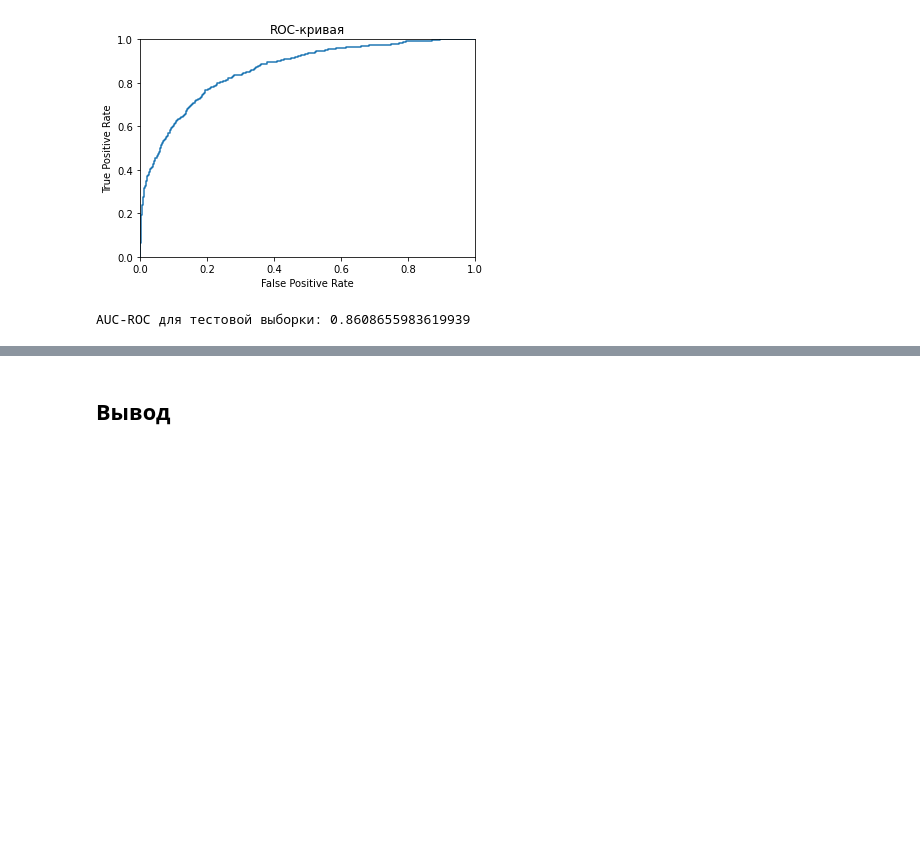
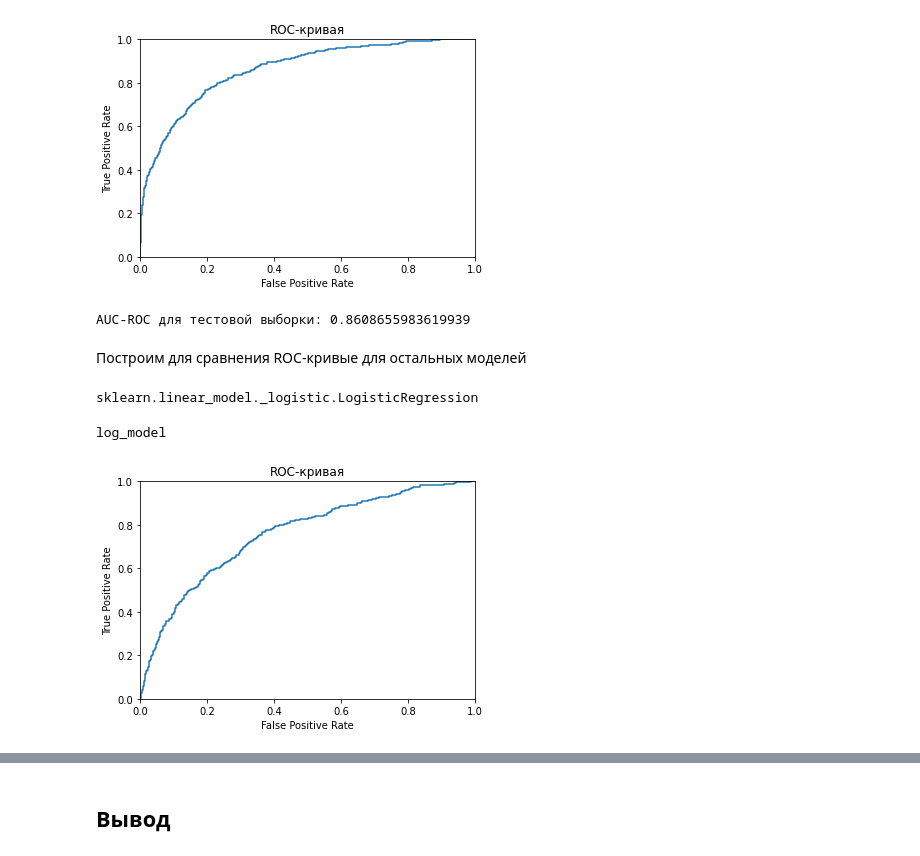
Before and after one commit to ezhik2310/use_git_firstly, a Jupyter notebook: project_swt.ipynb, the cells around one changed output, grey strips where cells are left out. Saved outputs shown, nothing was run; the diff lists cells and outputs as text; code cells hidden in the pictures; blank space fills up the shorter version.

Commit message:
Добавлены для сравнения ROC-кривые остальных моделей

```diff
--- a/project_swt.ipynb
+++ b/project_swt.ipynb
@@ -646,3 +646,27 @@ auc_roc = roc_auc_score(target_test, probabilities_one_test)
 print(f'AUC-ROC для тестовой выборки: {auc_roc}')
 # %% [output]
 AUC-ROC для тестовой выборки: 0.8608655983619939
+# %% [markdown]
+Построим для сравнения ROC-кривые для остальных моделей
+# %%
+type(model_log_upsample)
+# %% [output]
+sklearn.linear_model._logistic.LogisticRegression
+# %%
+print('log_model')
+probabilities_test = model_log_upsample.predict_proba(features_test)
+probabilities_one_test = probabilities_test[:, 1]
+
+fpr, tpr, thresholds = roc_curve(target_test, probabilities_one_test)
+
+plt.figure()
+plt.plot(fpr, tpr)
+plt.xlim([0.0,1.0])
+plt.ylim([0.0, 1.0])
+plt.xlabel('False Positive Rate')
+plt.ylabel('True Positive Rate')
+plt.title('ROC-кривая')
+plt.show()
+# %% [output]
+log_model
+[figure, added]
```
Also changed, not shown: parts of 1 cell of this notebook.
